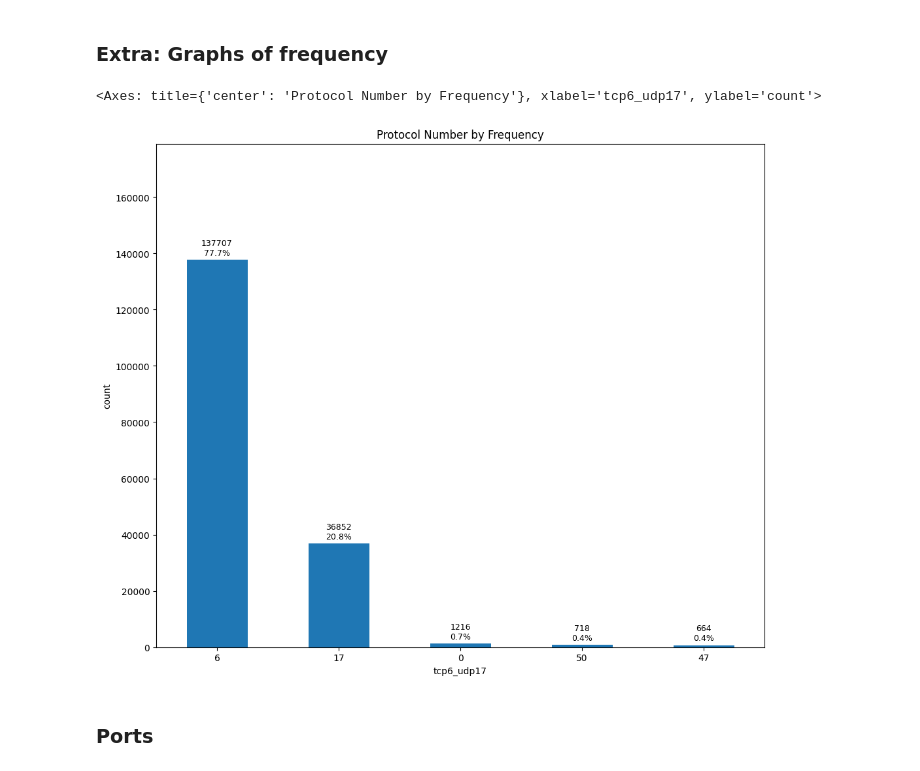
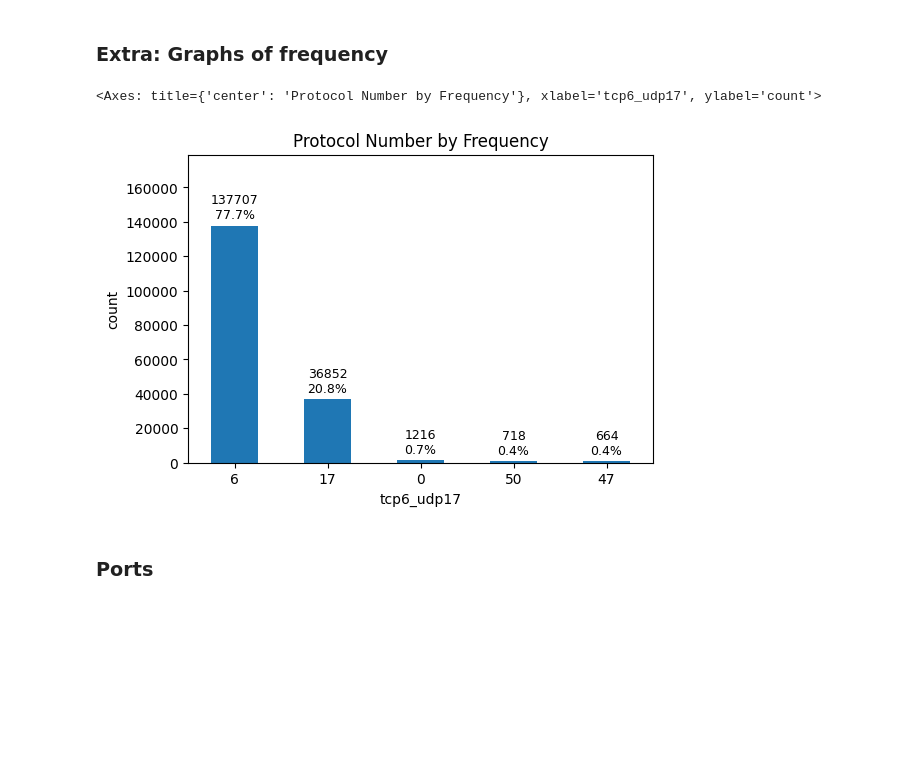
Before and after one commit to KyeYongChoo/SC2008-Computer-Networks-Lab-4, a Jupyter notebook: SCSA_ChooKyeYong.ipynb, the cells around one changed output. Drawn from its saved outputs; the diff is of its cells as text; code cells hidden in the pictures; blank space fills up the shorter version.

```diff
--- a/SCSA_ChooKyeYong.ipynb
+++ b/SCSA_ChooKyeYong.ipynb
@@ -97,7 +101,8 @@ def draw_1_var_bar_chart(
     aggregated: bool = False,
     count_col: Optional[str] = None,
     color: str = "tab:blue",
-    title: Optional[str] = None
+    title: Optional[str] = None,
+    total_entries: Optional[int] = None
 ):
     """
     Draw a top-N bar chart for a single column in df, with counts and percentage labels.
@@ -128,7 +133,7 @@ def draw_1_var_bar_chart(
         freq_df = df[field_name].value_counts().reset_index()
         freq_df.columns = [field_name, "frequency"]
 
-    total = freq_df["frequency"].sum()
+    total = total_entries if total_entries else freq_df["frequency"].sum()
 
     # Create axes if not provided
     if ax is None:
@@ -303,15 +308,10 @@ display(top_protocol)
 # %% [markdown]
 ### Extra: Graphs of frequency
 # %%
-import matplotlib.pyplot as plt
-
-
-fig, axes = plt.subplots(1, 1, figsize=(12, 10))
-
-draw_1_var_bar_chart("tcp6_udp17", top_protocol, aggregated= True, ax = axes, count_col= "count", title = "Protocol Number by Frequency", rot = 0)
+draw_1_var_bar_chart("tcp6_udp17", top_protocol, aggregated= True, count_col= "count", title = "Protocol Number by Frequency", rot = 0)
 # %% [output]
 <Axes: title={'center': 'Protocol Number by Frequency'}, xlabel='tcp6_udp17', ylabel='count'>
-[figure, old version]
+[figure, new version]
 # %% [markdown]
 ### Ports
 # %%
```
Also changed, not shown: parts of 7 cells of this notebook, 1 other file.
